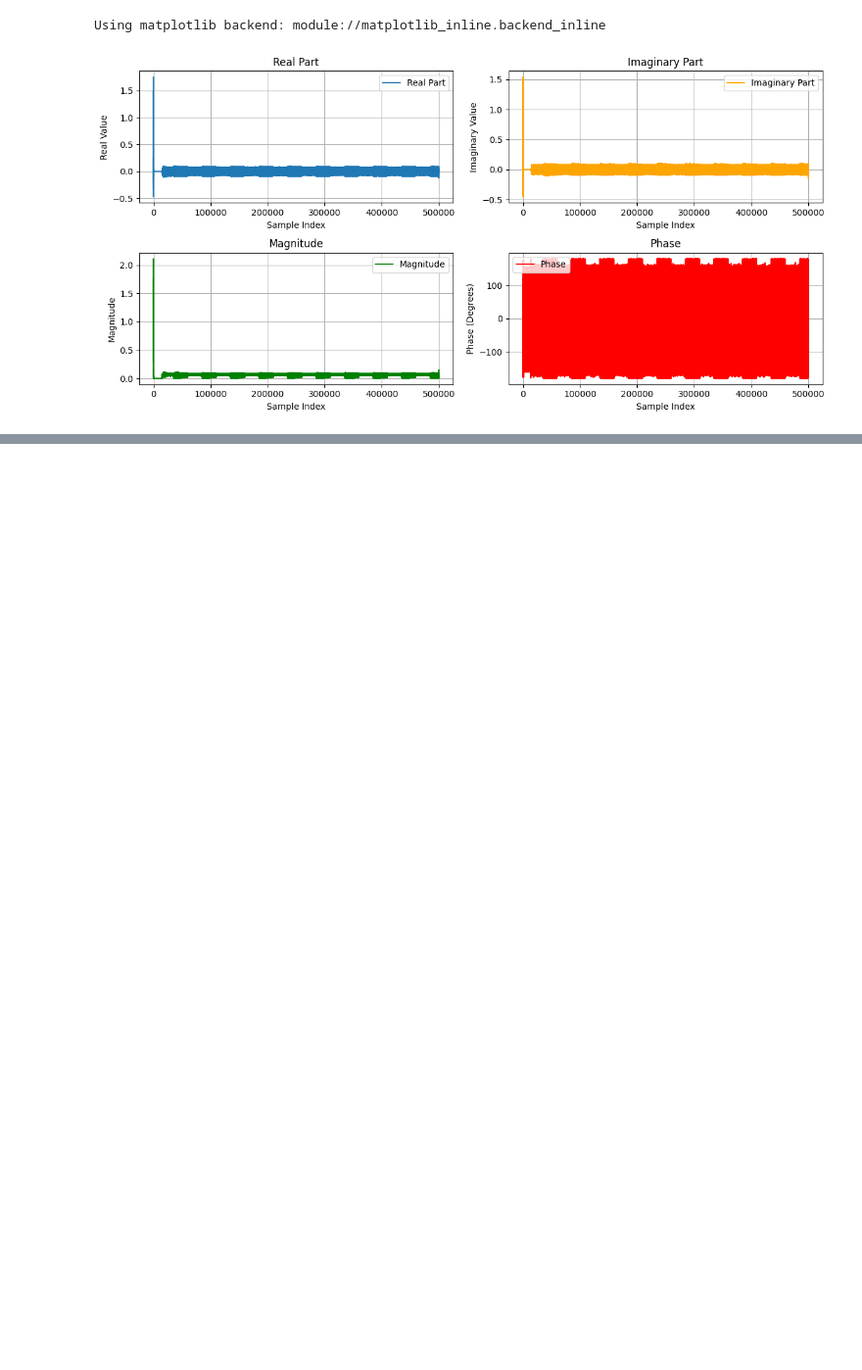
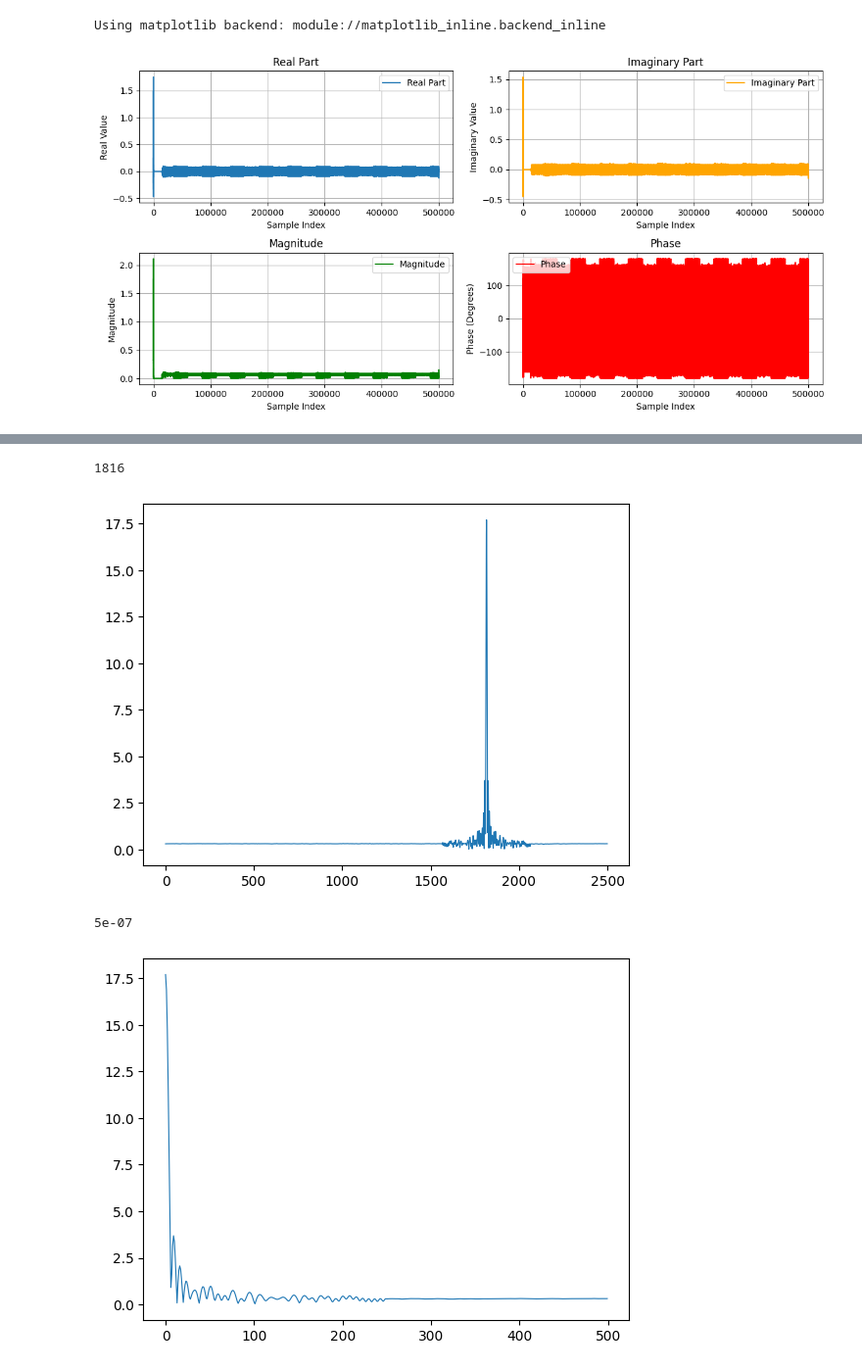
Before and after one commit to murrayinglis/sdr-config, a Jupyter notebook: plots.ipynb, the cells around one changed output, grey strips where cells are left out. Shown at 98% size. Drawn from its saved outputs; the diff is of its cells as text; code cells hidden in the pictures; blank space fills up the shorter version.

```diff
--- a/plots.ipynb
+++ b/plots.ipynb
@@ -96,6 +96,23 @@ def read_iq_bin(file_path):
     complex_data = data[:, 0] + 1j * data[:, 1]
     return complex_data
 
+def read_complex_csv(file_path):
+    complex_data = []
+
+    # Open the CSV file for reading
+    with open(file_path, 'r', newline='') as csvfile:
+        csvreader = csv.reader(csvfile)
+
+        # Read each row and reconstruct the complex number
+        for row in csvreader:
+            if len(row) == 2:
+                real_part = float(row[0])
+                imag_part = float(row[1])
+                complex_number = real_part + 1j * imag_part
+                complex_data.append(complex_number)
+
+    # Convert the list of complex numbers into a numpy array
+    return np.array(complex_data)
 
 def gen_chirp_to_csv(file_path, start, stop, length, separation, amplitude, fs):
     result = []
@@ -293,0 +313,23 @@ plt.show()
+# %%
+data = read_iq_bin("outputs/pulsed_test.bin")
+template_signal = read_complex_csv("sweep.csv")
+pulse_width = 250
+template_signal = template_signal[0:pulse_width]
+
+matched_filter = np.conjugate(template_signal[::-1])
+xcorr_data = fftconvolve(data, matched_filter, mode='full')
+xcorr_data = xcorr_data[5000:-5000] # Artifact at start
+xcorr_data = xcorr_data[0:2500]
+max_idx = np.argmax(np.abs(xcorr_data))
+print(max_idx)
+plt.plot(np.abs(xcorr_data),linewidth=0.8)
+plt.show()
+print(1/B)
+xcorr_data = xcorr_data[max_idx:max_idx+500]
+plt.plot(np.abs(xcorr_data),linewidth=0.8)
+plt.show()
+# %% [output]
+1816
+[figure, added]
+5e-07
+[figure, added]
```
Also changed, not shown: parts of 4 cells of this notebook, 11 other files.
